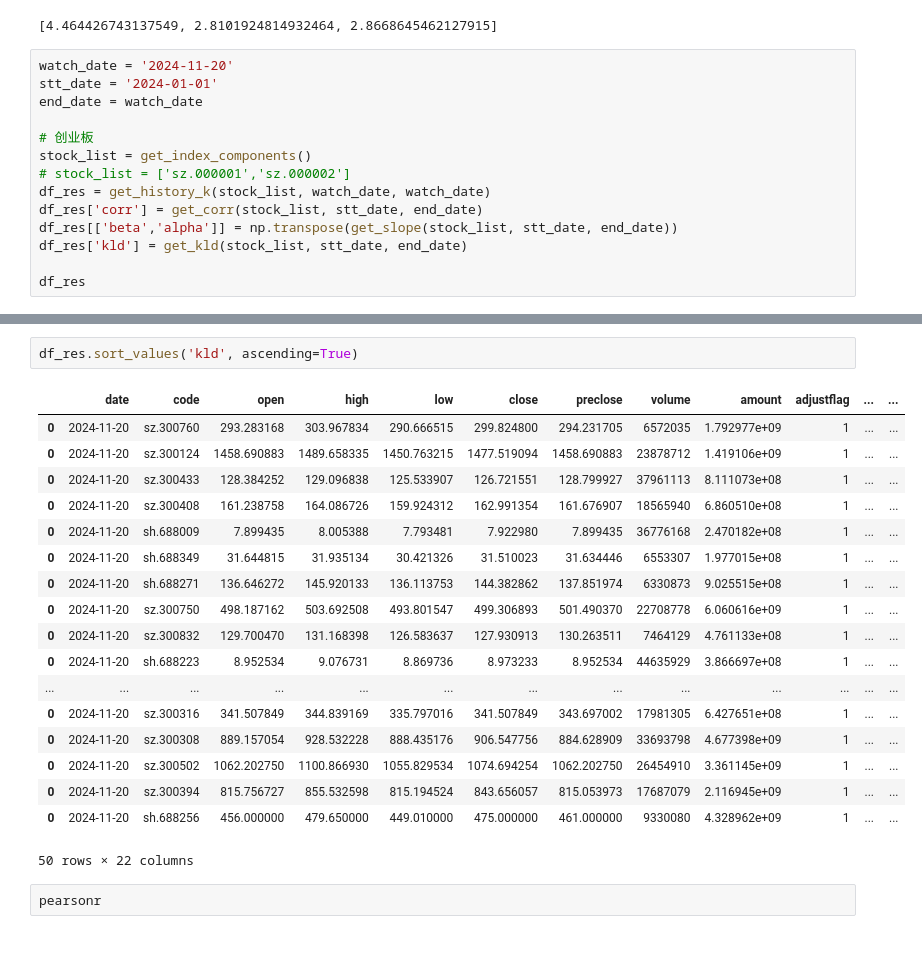
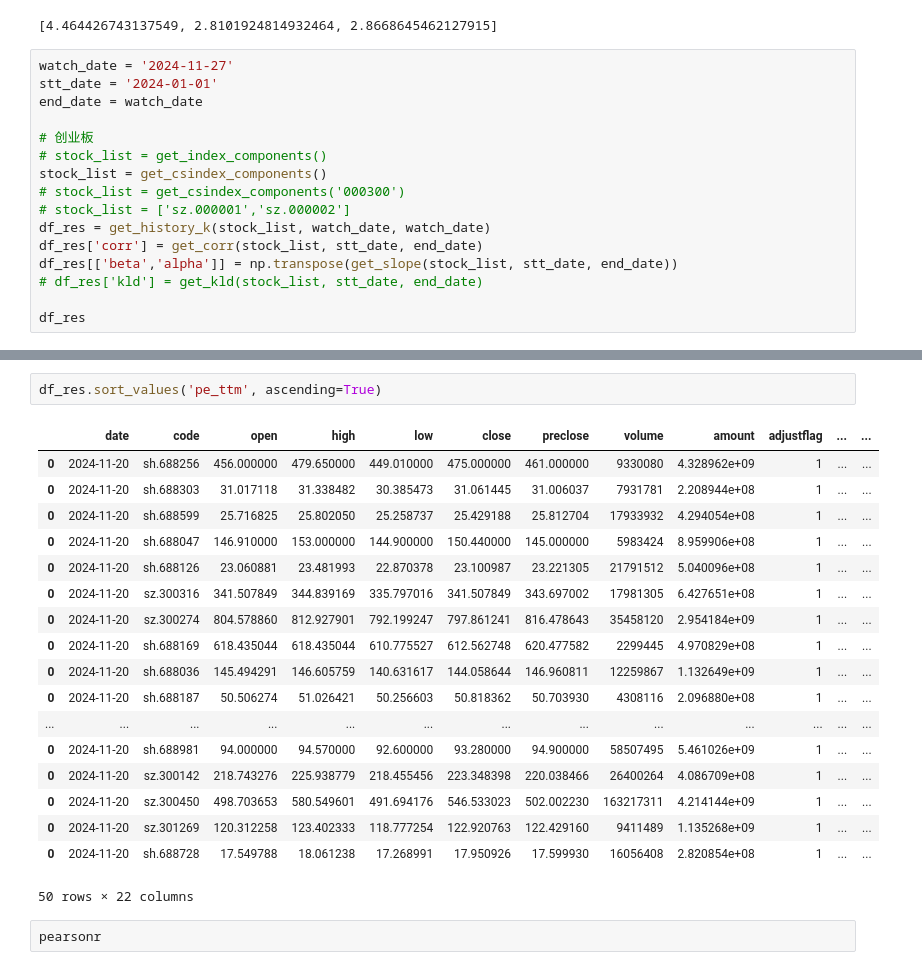
Before and after one commit to lostlau/quant_research, a Jupyter notebook: get_pe.ipynb, the cells around one changed output, grey strips where cells are left out. Drawn from its saved outputs; the diff is of its cells as text.

```diff
--- a/get_pe.ipynb
+++ b/get_pe.ipynb
@@ -204,17 +147,19 @@ login success!
 logout success!
 [4.464426743137549, 2.8101924814932464, 2.8668645462127915]
 # %%
-watch_date = '2024-11-20'
+watch_date = '2024-11-27'
 stt_date = '2024-01-01'
 end_date = watch_date
 
 # 创业板
-stock_list = get_index_components()
+# stock_list = get_index_components()
+stock_list = get_csindex_components()
+# stock_list = get_csindex_components('000300')
 # stock_list = ['sz.000001','sz.000002']
 df_res = get_history_k(stock_list, watch_date, watch_date)
 df_res['corr'] = get_corr(stock_list, stt_date, end_date)
 df_res[['beta','alpha']] = np.transpose(get_slope(stock_list, stt_date, end_date))
-df_res['kld'] = get_kld(stock_list, stt_date, end_date)
+# df_res['kld'] = get_kld(stock_list, stt_date, end_date)
 
 df_res
 # %% [output]
@@ -258,23 +196,23 @@ df_res[['code','pe_ttm','corr','beta','alpha','kld']].query("pe_ttm<30 and beta>
 # %%
-df_res.sort_values('kld', ascending=True)
+df_res.sort_values('pe_ttm', ascending=True)
 # %% [output]
 |  | date | code | open | high | low | close | preclose | volume | amount | adjustflag | ... | ... |
-| 0 | 2024-11-20 | sz.300760 | 293.283168 | 303.967834 | 290.666515 | 299.824800 | 294.231705 | 6572035 | 1.792977e+09 | 1 | ... | ... |
-| 0 | 2024-11-20 | sz.300124 | 1458.690883 | 1489.658335 | 1450.763215 | 1477.519094 | 1458.690883 | 23878712 | 1.419106e+09 | 1 | ... | ... |
-| 0 | 2024-11-20 | sz.300433 | 128.384252 | 129.096838 | 125.533907 | 126.721551 | 128.799927 | 37961113 | 8.111073e+08 | 1 | ... | ... |
-| 0 | 2024-11-20 | sz.300408 | 161.238758 | 164.086726 | 159.924312 | 162.991354 | 161.676907 | 18565940 | 6.860510e+08 | 1 | ... | ... |
-| 0 | 2024-11-20 | sh.688009 | 7.899435 | 8.005388 | 7.793481 | 7.922980 | 7.899435 | 36776168 | 2.470182e+08 | 1 | ... | ... |
-| 0 | 2024-11-20 | sh.688349 | 31.644815 | 31.935134 | 30.421326 | 31.510023 | 31.634446 | 6553307 | 1.977015e+08 | 1 | ... | ... |
-| 0 | 2024-11-20 | sh.688271 | 136.646272 | 145.920133 | 136.113753 | 144.382862 | 137.851974 | 6330873 | 9.025515e+08 | 1 | ... | ... |
-| 0 | 2024-11-20 | sz.300750 | 498.187162 | 503.692508 | 493.801547 | 499.306893 | 501.490370 | 22708778 | 6.060616e+09 | 1 | ... | ... |
-| 0 | 2024-11-20 | sz.300832 | 129.700470 | 131.168398 | 126.583637 | 127.930913 | 130.263511 | 7464129 | 4.761133e+08 | 1 | ... | ... |
-| 0 | 2024-11-20 | sh.688223 | 8.952534 | 9.076731 | 8.869736 | 8.973233 | 8.952534 | 44635929 | 3.866697e+08 | 1 | ... | ... |
+| 0 | 2024-11-20 | sh.688256 | 456.000000 | 479.650000 | 449.010000 | 475.000000 | 461.000000 | 9330080 | 4.328962e+09 | 1 | ... | ... |
+| 0 | 2024-11-20 | sh.688303 | 31.017118 | 31.338482 | 30.385473 | 31.061445 | 31.006037 | 7931781 | 2.208944e+08 | 1 | ... | ... |
+| 0 | 2024-11-20 | sh.688599 | 25.716825 | 25.802050 | 25.258737 | 25.429188 | 25.812704 | 17933932 | 4.294054e+08 | 1 | ... | ... |
+| 0 | 2024-11-20 | sh.688047 | 146.910000 | 153.000000 | 144.900000 | 150.440000 | 145.000000 | 5983424 | 8.959906e+08 | 1 | ... | ... |
+| 0 | 2024-11-20 | sh.688126 | 23.060881 | 23.481993 | 22.870378 | 23.100987 | 23.221305 | 21791512 | 5.040096e+08 | 1 | ... | ... |
+| 0 | 2024-11-20 | sz.300316 | 341.507849 | 344.839169 | 335.797016 | 341.507849 | 343.697002 | 17981305 | 6.427651e+08 | 1 | ... | ... |
+| 0 | 2024-11-20 | sz.300274 | 804.578860 | 812.927901 | 792.199247 | 797.861241 | 816.478643 | 35458120 | 2.954184e+09 | 1 | ... | ... |
+| 0 | 2024-11-20 | sh.688169 | 618.435044 | 618.435044 | 610.775527 | 612.562748 | 620.477582 | 2299445 | 4.970829e+08 | 1 | ... | ... |
+| 0 | 2024-11-20 | sh.688036 | 145.494291 | 146.605759 | 140.631617 | 144.058644 | 146.960811 | 12259867 | 1.132649e+09 | 1 | ... | ... |
+| 0 | 2024-11-20 | sh.688187 | 50.506274 | 51.026421 | 50.256603 | 50.818362 | 50.703930 | 4308116 | 2.096880e+08 | 1 | ... | ... |
 | ... | ... | ... | ... | ... | ... | ... | ... | ... | ... | ... | ... | ... |
-| 0 | 2024-11-20 | sz.300316 | 341.507849 | 344.839169 | 335.797016 | 341.507849 | 343.697002 | 17981305 | 6.427651e+08 | 1 | ... | ... |
-| 0 | 2024-11-20 | sz.300308 | 889.157054 | 928.532228 | 888.435176 | 906.547756 | 884.628909 | 33693798 | 4.677398e+09 | 1 | ... | ... |
-| 0 | 2024-11-20 | sz.300502 | 1062.202750 | 1100.866930 | 1055.829534 | 1074.694254 | 1062.202750 | 26454910 | 3.361145e+09 | 1 | ... | ... |
-| 0 | 2024-11-20 | sz.300394 | 815.756727 | 855.532598 | 815.194524 | 843.656057 | 815.053973 | 17687079 | 2.116945e+09 | 1 | ... | ... |
-| 0 | 2024-11-20 | sh.688256 | 456.000000 | 479.650000 | 449.010000 | 475.000000 | 461.000000 | 9330080 | 4.328962e+09 | 1 | ... | ... |
+| 0 | 2024-11-20 | sh.688981 | 94.000000 | 94.570000 | 92.600000 | 93.280000 | 94.900000 | 58507495 | 5.461026e+09 | 1 | ... | ... |
+| 0 | 2024-11-20 | sz.300142 | 218.743276 | 225.938779 | 218.455456 | 223.348398 | 220.038466 | 26400264 | 4.086709e+08 | 1 | ... | ... |
+| 0 | 2024-11-20 | sz.300450 | 498.703653 | 580.549601 | 491.694176 | 546.533023 | 502.002230 | 163217311 | 4.214144e+09 | 1 | ... | ... |
+| 0 | 2024-11-20 | sz.301269 | 120.312258 | 123.402333 | 118.777254 | 122.920763 | 122.429160 | 9411489 | 1.135268e+09 | 1 | ... | ... |
+| 0 | 2024-11-20 | sh.688728 | 17.549788 | 18.061238 | 17.268991 | 17.950926 | 17.599930 | 16056408 | 2.820854e+08 | 1 | ... | ... |
 50 rows × 22 columns
 # %%
 pearsonr
```
Also changed, not shown: parts of 8 cells of this notebook.
